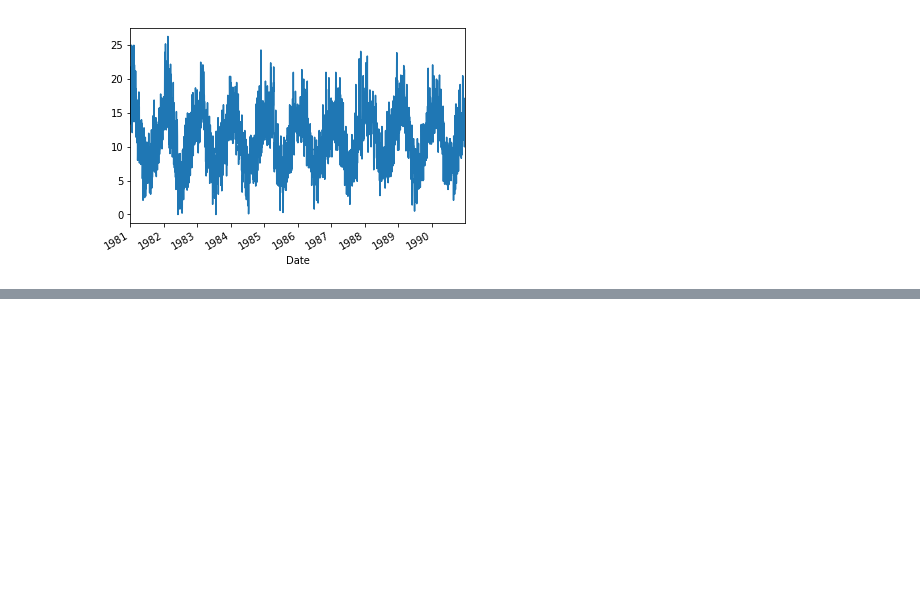
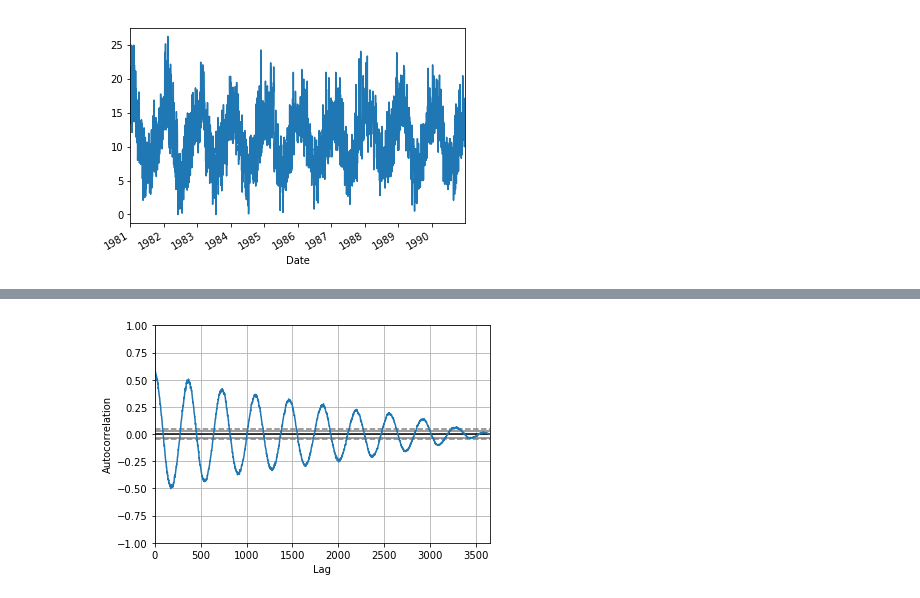
Before and after one commit to Kanbc/ar-model-python, a Jupyter notebook: AR model blueprint.ipynb, the cells around one changed output, grey strips where cells are left out. Cells and saved outputs as stored; diff of their text form; code cells hidden in the pictures; blank space fills up the shorter version.

```diff
--- a/AR model blueprint.ipynb
+++ b/AR model blueprint.ipynb
@@ -88,0 +191,10 @@ Name: Temp, dtype: float64
+# %%
+from pandas import Series
+from matplotlib import pyplot
+from pandas.plotting import autocorrelation_plot
+
+series = Series.from_csv('data/daily-minimum-temperatures.csv', header=0)
+autocorrelation_plot(series)
+pyplot.show()
+# %% [output]
+[figure, added]
```
Also changed, not shown: parts of 22 cells of this notebook.
